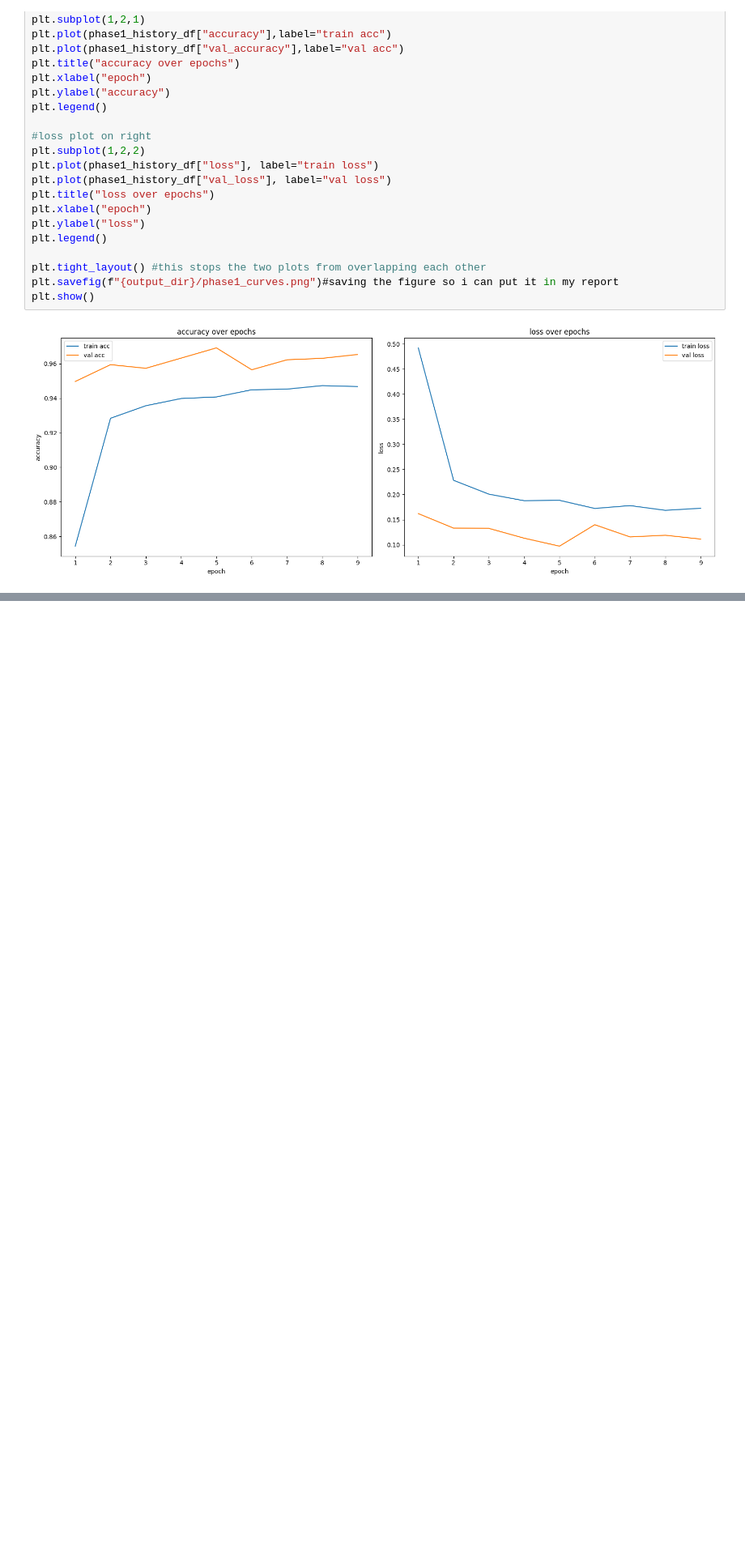
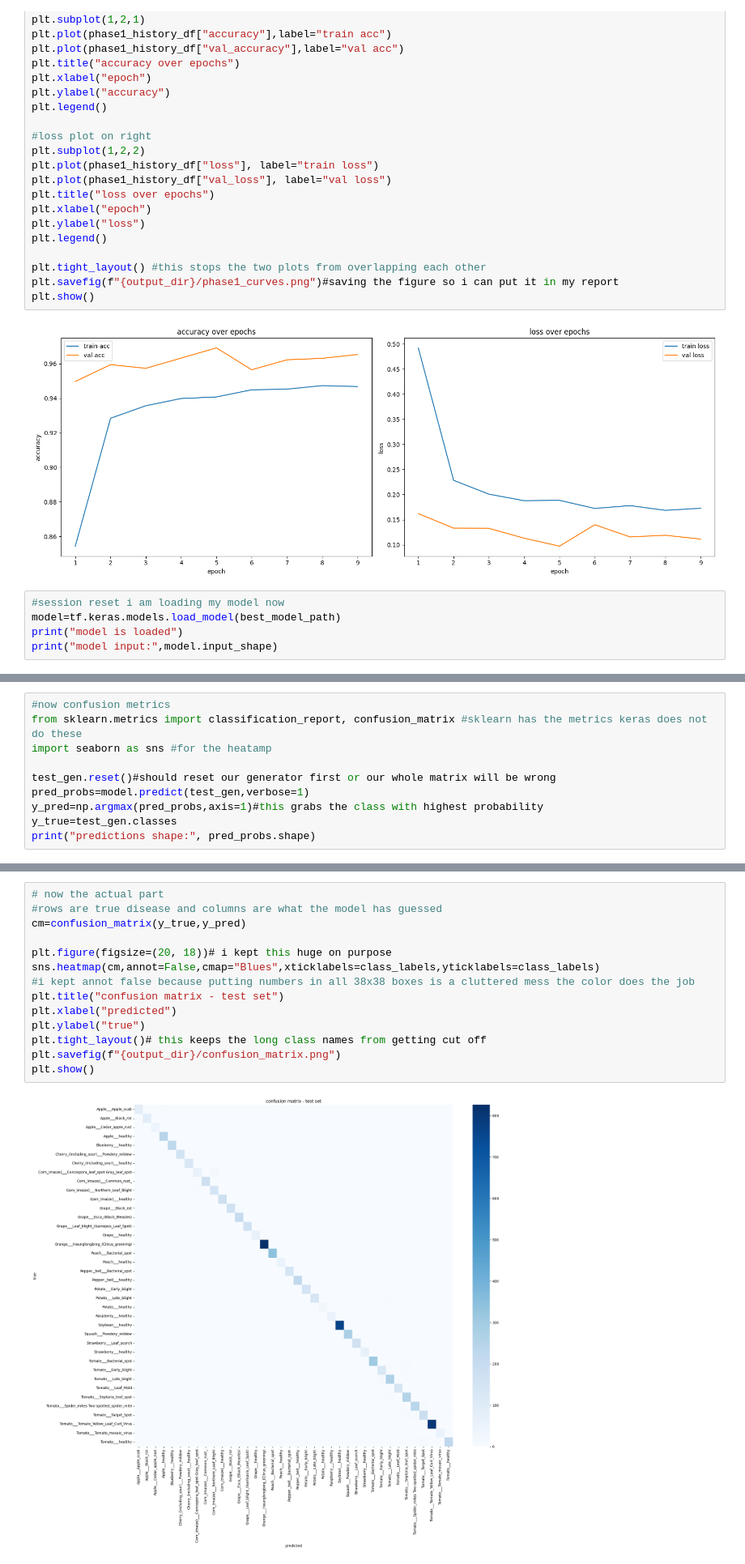
Before and after one commit to RatanChowdary/Plant-disease-detector1, a Jupyter notebook: Notebooks/Plant_Disease_Detector99.ipynb, the cells around one changed output, grey strips where cells are left out. Shown at 81% size. Saved outputs shown, nothing was run; the diff lists cells and outputs as text; blank space fills up the shorter version.

Commit message:
Confusion matrix + classification report; Phase 2 fine-tuning setup (unfreeze last 20 non-BN layers), fixed trainable-flag bug

```diff
--- a/Notebooks/Plant_Disease_Detector99.ipynb
+++ b/Notebooks/Plant_Disease_Detector99.ipynb
@@ -348,3 +352,8 @@ plt.savefig(f"{output_dir}/phase1_curves.png")#saving the figure so i can put it
 plt.show()
 # %% [output]
 [figure]
+# %%
+#session reset i am loading my model now
+model=tf.keras.models.load_model(best_model_path)
+print("model is loaded")
+print("model input:",model.input_shape)
@@ -350,0 +363,10 @@ plt.show()
+# %%
+#now confusion metrics
+from sklearn.metrics import classification_report, confusion_matrix #sklearn has the metrics keras does not do these
+import seaborn as sns #for the heatamp
+
+test_gen.reset()#should reset our generator first or our whole matrix will be wrong
+pred_probs=model.predict(test_gen,verbose=1)
+y_pred=np.argmax(pred_probs,axis=1)#this grabs the class with highest probability
+y_true=test_gen.classes
+print("predictions shape:", pred_probs.shape)
@@ -350,0 +398,16 @@ plt.show()
+# %%
+# now the actual part
+#rows are true disease and columns are what the model has guessed
+cm=confusion_matrix(y_true,y_pred)
+
+plt.figure(figsize=(20, 18))# i kept this huge on purpose
+sns.heatmap(cm,annot=False,cmap="Blues",xticklabels=class_labels,yticklabels=class_labels)
+#i kept annot false because putting numbers in all 38x38 boxes is a cluttered mess the color does the job
+plt.title("confusion matrix - test set")
+plt.xlabel("predicted")
+plt.ylabel("true")
+plt.tight_layout()# this keeps the long class names from getting cut off
+plt.savefig(f"{output_dir}/confusion_matrix.png")
+plt.show()
+# %% [output]
+[figure, added]
```
Also changed, not shown: parts of 10 cells of this notebook.
